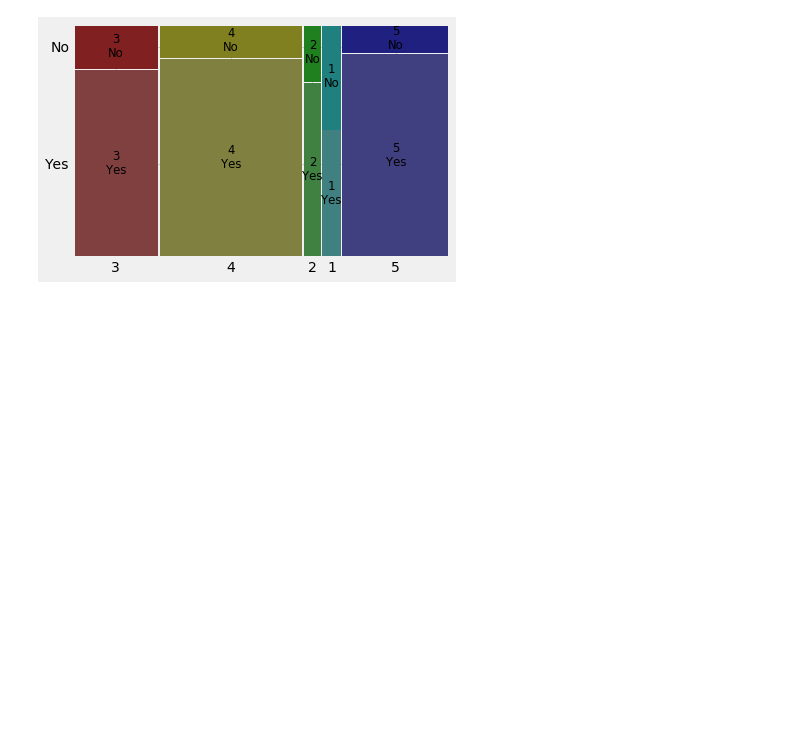
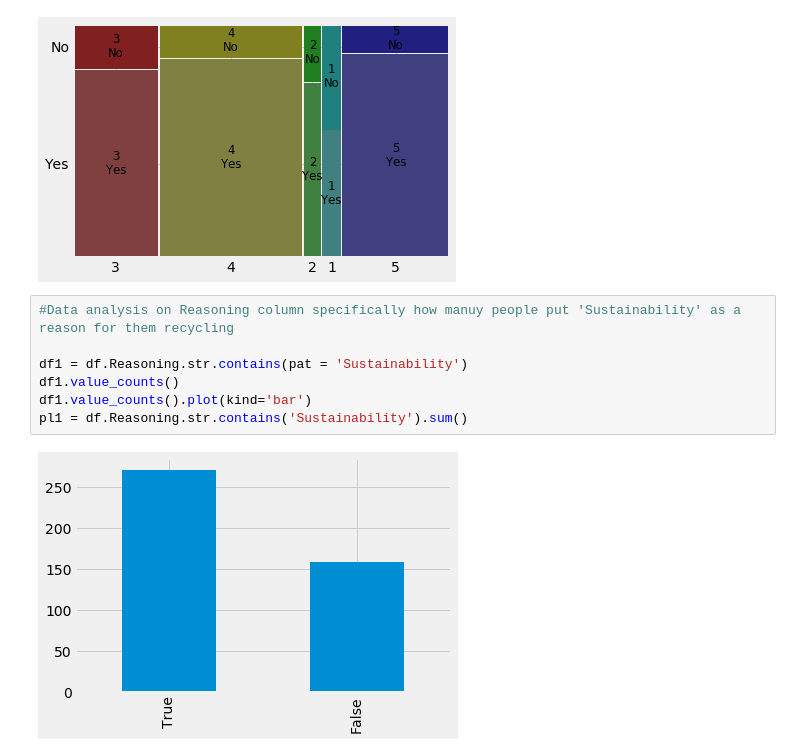
Before and after one commit to aalmeida9/362Project1, a Jupyter notebook: main.ipynb, the cells around one changed output. Cells and saved outputs as stored; diff of their text form; blank space fills up the shorter version.

Commit message:
reasoning graph stuff

```diff
--- a/main.ipynb
+++ b/main.ipynb
@@ -185,3 +189,12 @@ mosaic(df, ["Habits", "Symbol"])
 plt.show()
 # %% [output]
 [figure]
+# %%
+#Data analysis on Reasoning column specifically how manuy people put 'Sustainability' as a reason for them recycling
+
+df1 = df.Reasoning.str.contains(pat = 'Sustainability')
+df1.value_counts()
+df1.value_counts().plot(kind='bar')
+pl1 = df.Reasoning.str.contains('Sustainability').sum()
+# %% [output]
+[figure, added]
```
Also changed, not shown: parts of 6 cells of this notebook.
